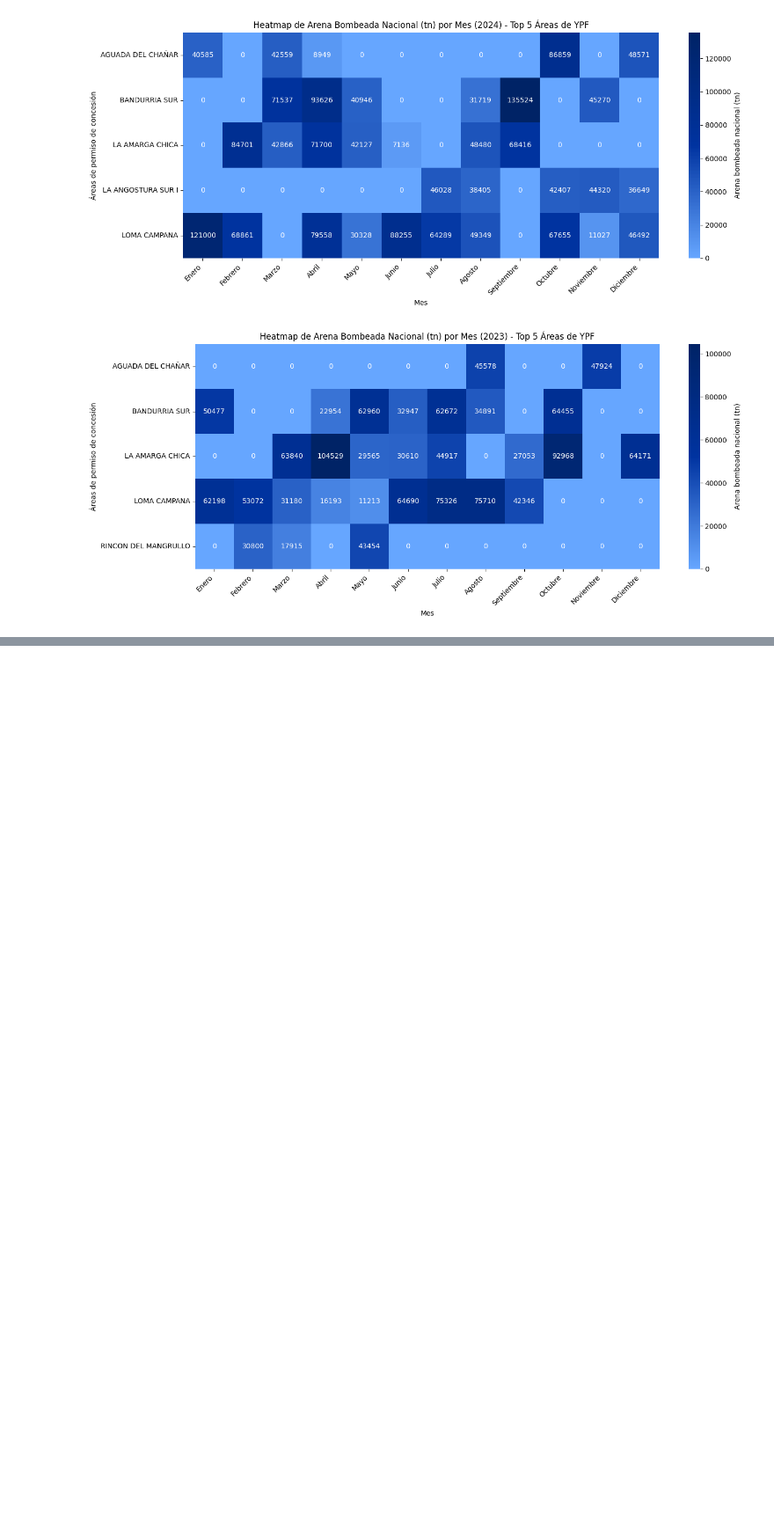
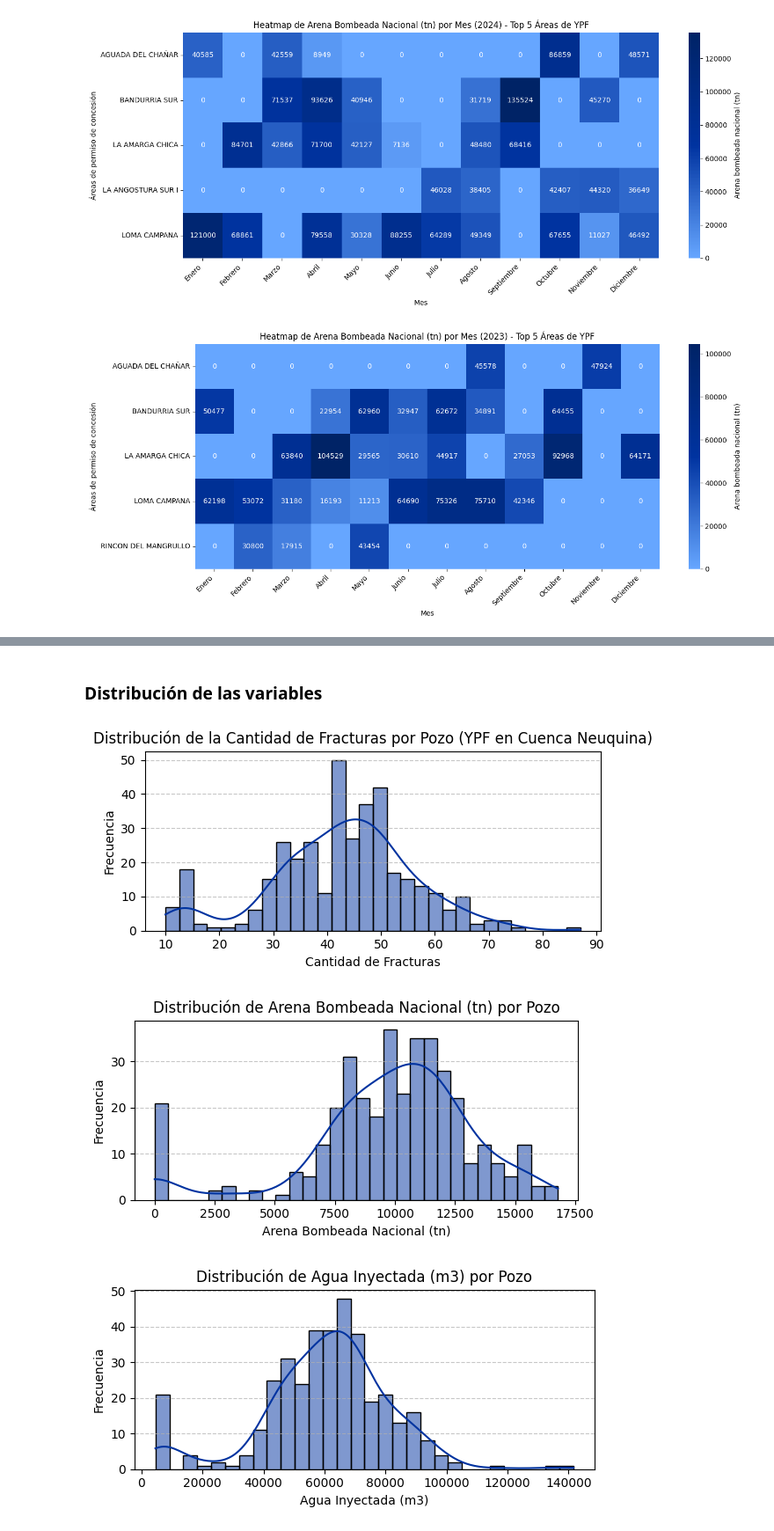
Before and after one commit to antonellafontanetto/Etapas-Fracturadas---YPF, a Jupyter notebook: Etapas_Fracturadas_de_YPF.ipynb, the cells around one changed output, grey strips where cells are left out. Shown at 88% size. Cells and saved outputs as stored; diff of their text form; code cells hidden in the pictures; blank space fills up the shorter version.

```diff
--- a/Etapas_Fracturadas_de_YPF.ipynb
+++ b/Etapas_Fracturadas_de_YPF.ipynb
@@ -1099,0 +1100,36 @@ plt.show()
+# %% [markdown]
+### **Distribución de las variables**
+# %%
+# prompt: generame un histograma de los datos
+
+import matplotlib.pyplot as plt
+plt.figure(figsize=(6, 3))
+sns.histplot(ef_ypf['Cantidad fracturas'], bins=30, kde=True, color='#0033A0')
+plt.title('Distribución de la Cantidad de Fracturas por Pozo (YPF en Cuenca Neuquina)')
+plt.xlabel('Cantidad de Fracturas')
+plt.ylabel('Frecuencia')
+plt.grid(axis='y', linestyle='--', alpha=0.7)
+plt.tight_layout()
+plt.show()
+
+plt.figure(figsize=(6, 3))
+sns.histplot(ef_ypf['Arena bombeada nacional (tn)'], bins=30, kde=True, color='#0033A0')
+plt.title('Distribución de Arena Bombeada Nacional (tn) por Pozo')
+plt.xlabel('Arena Bombeada Nacional (tn)')
+plt.ylabel('Frecuencia')
+plt.grid(axis='y', linestyle='--', alpha=0.7)
+plt.tight_layout()
+plt.show()
+
+plt.figure(figsize=(6, 3))
+sns.histplot(ef_ypf['Agua inyectada (m3)'], bins=30, kde=True, color='#0033A0')
+plt.title('Distribución de Agua Inyectada (m3) por Pozo')
+plt.xlabel('Agua Inyectada (m3)')
+plt.ylabel('Frecuencia')
+plt.grid(axis='y', linestyle='--', alpha=0.7)
+plt.tight_layout()
+plt.show()
+# %% [output]
+[figure, added]
+[figure, added]
+[figure, added]
```
Also changed, not shown: parts of 13 cells of this notebook.
